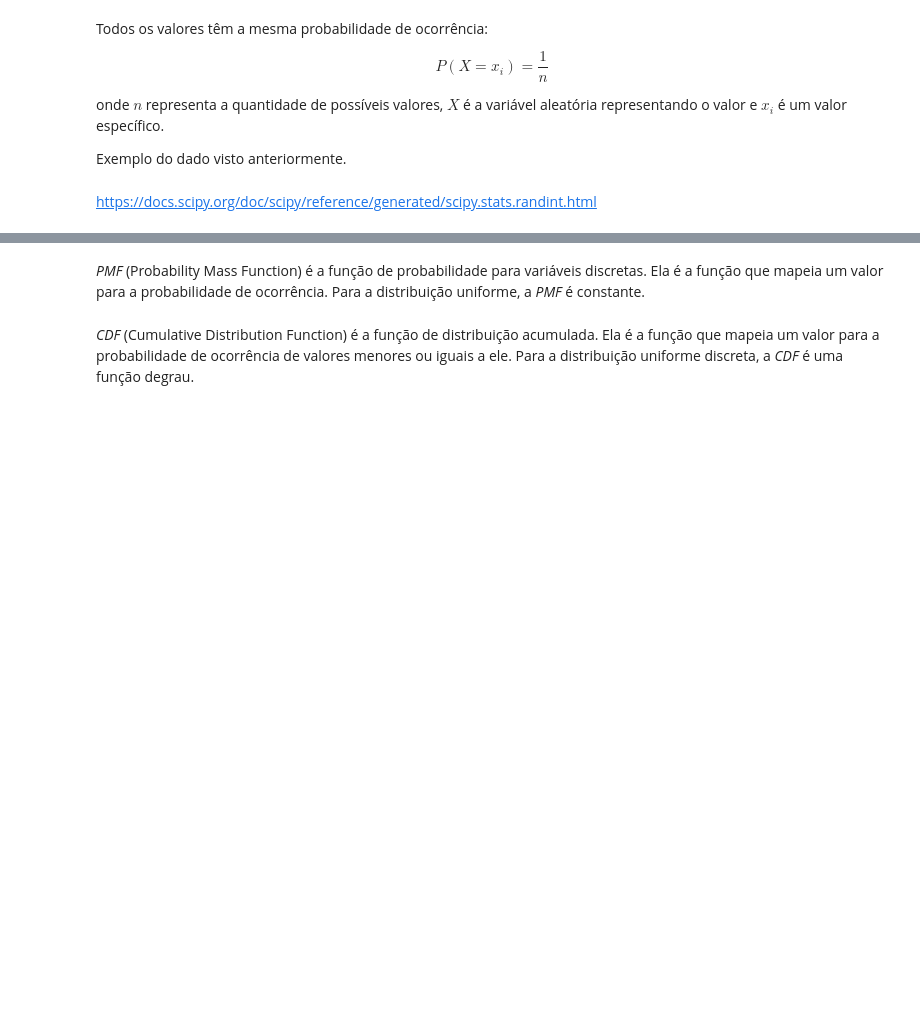
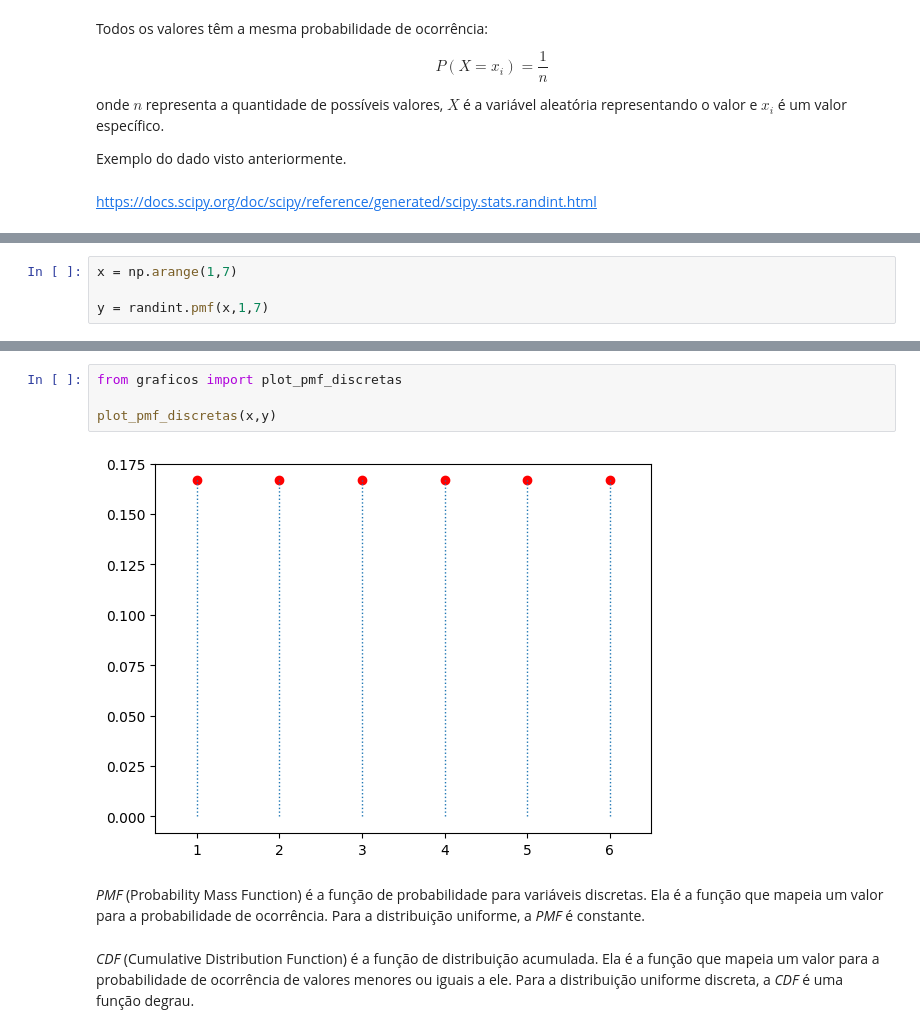
Before and after one commit to kiwsley/ciencia_de_dados, a Jupyter notebook: estatisticas/distribuicoes_variaveis_discretas_uniforme_inicio.ipynb, the cells around one changed output, grey strips where cells are left out. Cells and saved outputs as stored; diff of their text form; blank space fills up the shorter version.

```diff
--- a/estatisticas/distribuicoes_variaveis_discretas_uniforme_inicio.ipynb
+++ b/estatisticas/distribuicoes_variaveis_discretas_uniforme_inicio.ipynb
@@ -16,0 +50,4 @@ https://docs.scipy.org/doc/scipy/reference/generated/scipy.stats.randint.html
+# %%
+x = np.arange(1,7)
+
+y = randint.pmf(x,1,7)
@@ -17,3 +65,9 @@ https://docs.scipy.org/doc/scipy/reference/generated/scipy.stats.randint.html
+# %%
+from graficos import plot_pmf_discretas
+
+plot_pmf_discretas(x,y)
+# %% [output]
+[figure, added]
 # %% [markdown]
 *PMF* (Probability Mass Function) é a função de probabilidade para variáveis discretas. Ela é a função que mapeia um valor para a probabilidade de ocorrência. Para a distribuição uniforme, a *PMF* é constante.
 # %% [markdown]
```
Also changed, not shown: parts of 8 cells of this notebook, 2 other files.
